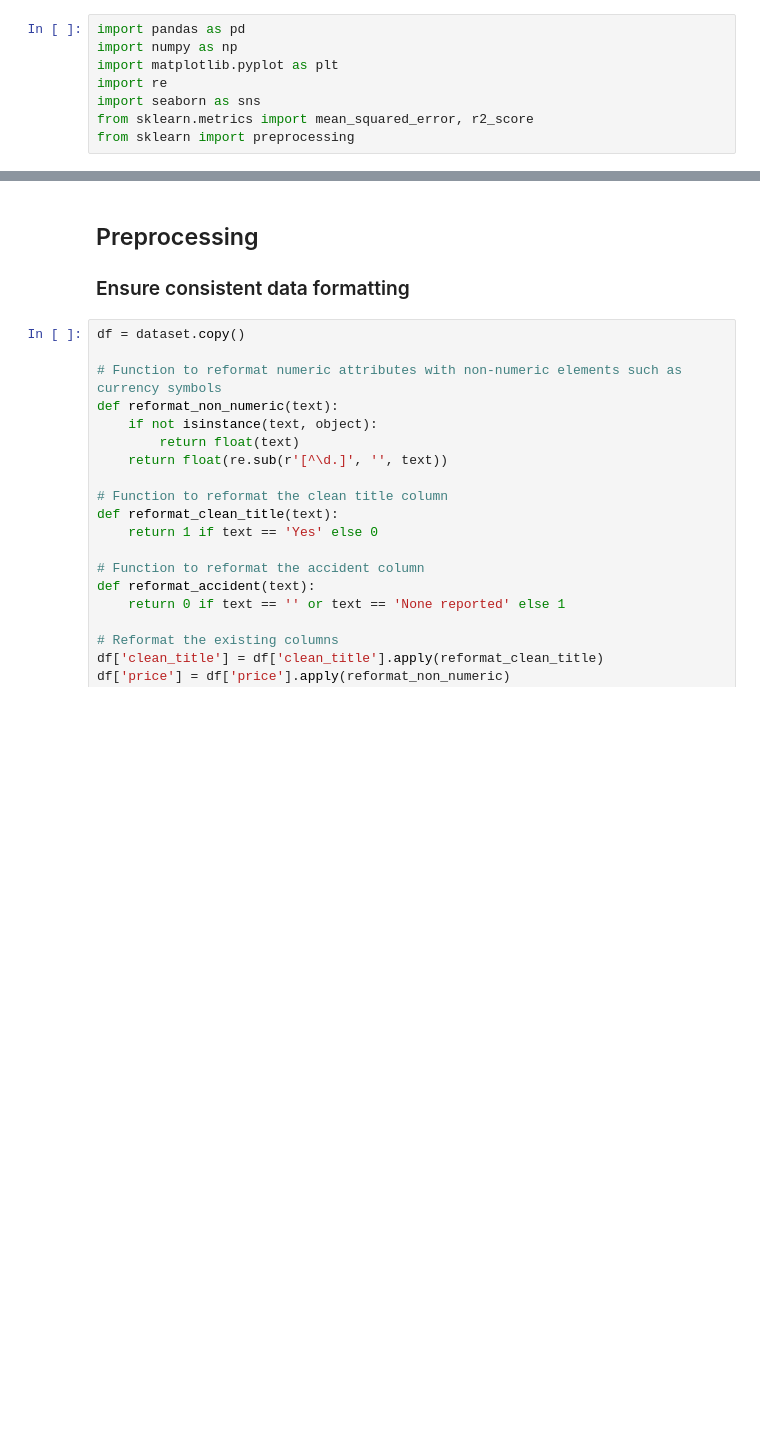
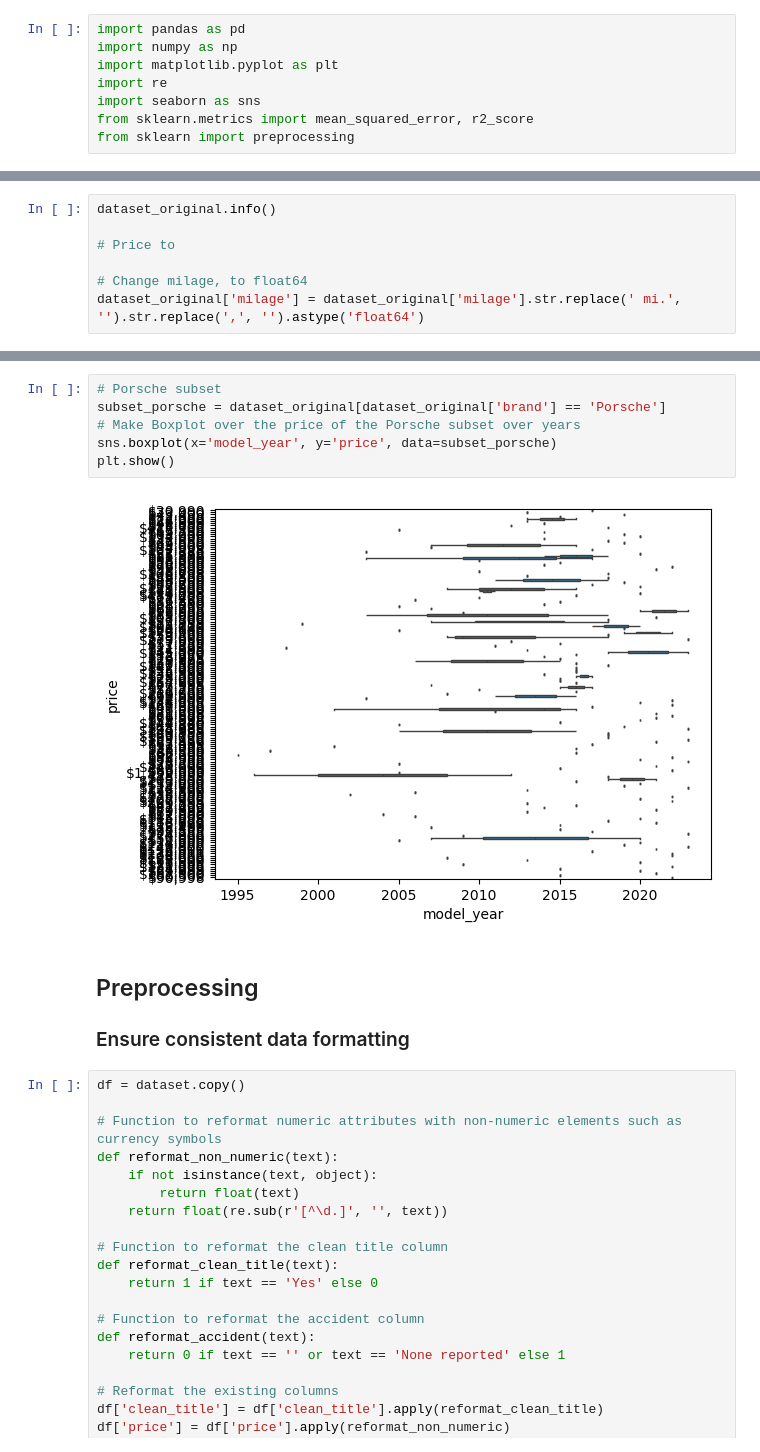
Before and after one commit to Frecherenkel60/RandomForestRangers, a Jupyter notebook: DataMining_RandomForestRangers.ipynb, the cells around one changed output, grey strips where cells are left out. Cells and saved outputs as stored; diff of their text form; blank space fills up the shorter version.

```diff
--- a/DataMining_RandomForestRangers.ipynb
+++ b/DataMining_RandomForestRangers.ipynb
@@ -64,0 +149,7 @@ dtype: object
+# %%
+dataset_original.info()
+
+# Price to
+
+# Change milage, to float64
+dataset_original['milage'] = dataset_original['milage'].str.replace(' mi.', '').str.replace(',', '').astype('float64')
@@ -65,3 +294,11 @@ dtype: object
+# %%
+# Porsche subset
+subset_porsche = dataset_original[dataset_original['brand'] == 'Porsche']
+# Make Boxplot over the price of the Porsche subset over years
+sns.boxplot(x='model_year', y='price', data=subset_porsche)
+plt.show()
+# %% [output]
+[figure, added]
 # %% [markdown]
 ## Preprocessing
 ### Ensure consistent data formatting
```
Also changed, not shown: parts of 18 cells of this notebook, 2 other files.
